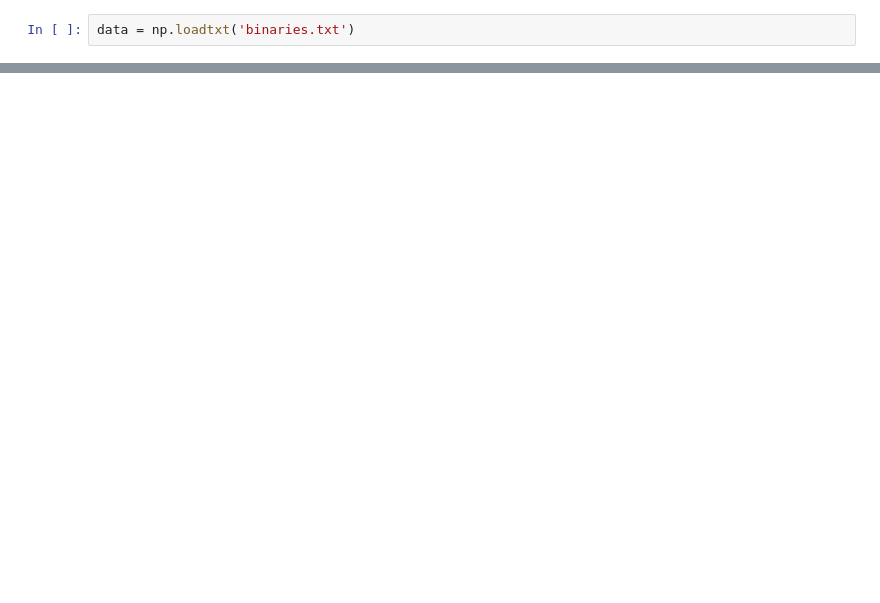
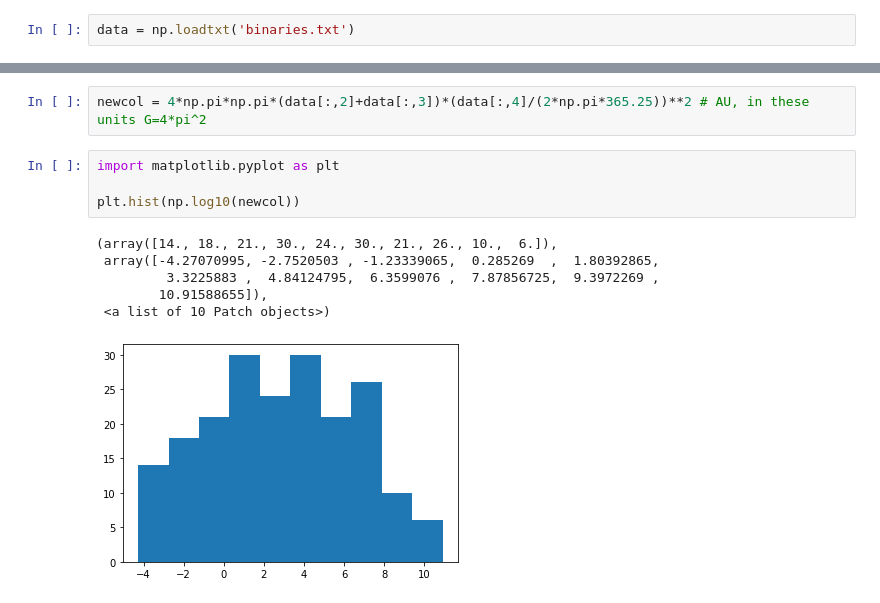
Before and after one commit to CIERA-Northwestern/REACHpy, a Jupyter notebook: Module_2/Section_2_Intro_to_NumPy.ipynb, the cells around one changed output, grey strips where cells are left out. Cells and saved outputs as stored; diff of their text form; blank space fills up the shorter version.

```diff
--- a/Module_2/Section_2_Intro_to_NumPy.ipynb
+++ b/Module_2/Section_2_Intro_to_NumPy.ipynb
@@ -447,0 +553,13 @@ $$T = 2\pi \sqrt{\frac{a^3}{G(M_1 + M_2)}}$$
+# %%
+newcol = 4*np.pi*np.pi*(data[:,2]+data[:,3])*(data[:,4]/(2*np.pi*365.25))**2 # AU, in these units G=4*pi^2
+# %%
+import matplotlib.pyplot as plt
+
+plt.hist(np.log10(newcol))
+# %% [output]
+(array([14., 18., 21., 30., 24., 30., 21., 26., 10.,  6.]),
+ array([-4.27070995, -2.7520503 , -1.23339065,  0.285269  ,  1.80392865,
+         3.3225883 ,  4.84124795,  6.3599076 ,  7.87856725,  9.3972269 ,
+        10.91588655]),
+ <a list of 10 Patch objects>)
+[figure, added]
```
Also changed, not shown: parts of 65 cells of this notebook.
